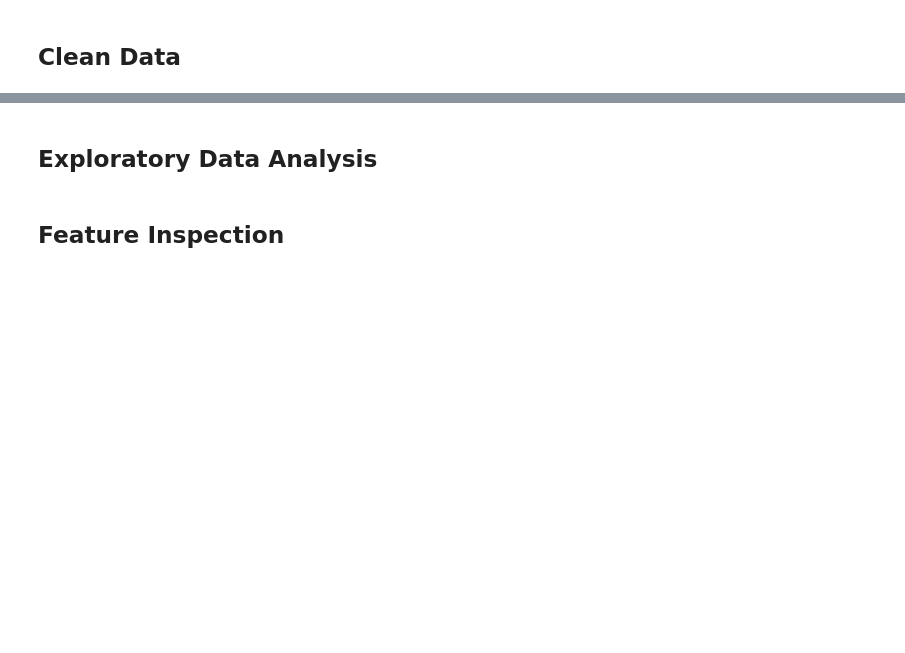
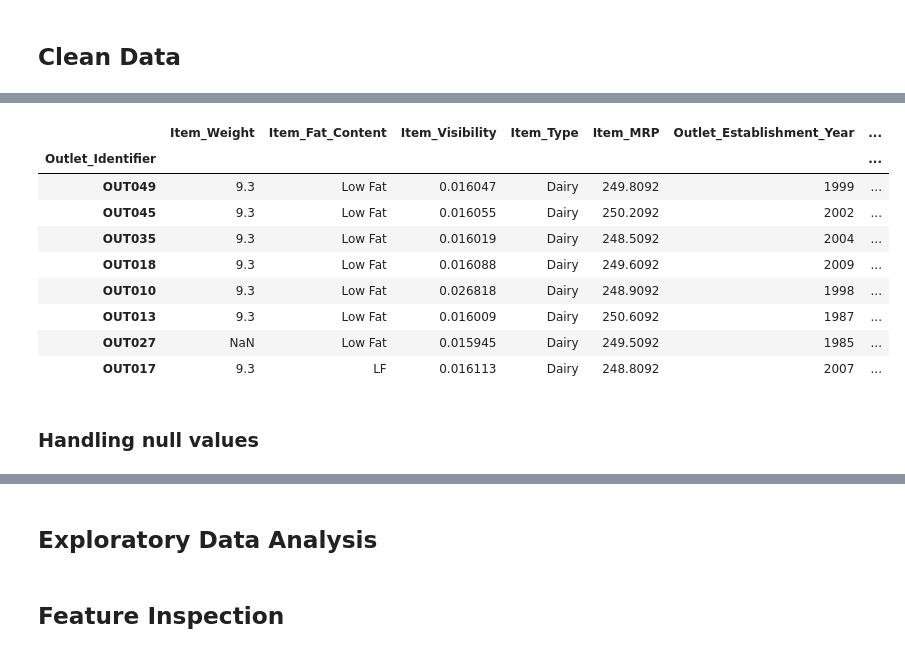
Before and after one commit to Bisan-Abuzubaida/Prediction-of-Product-Sales, a Jupyter notebook: Prediction_of_Product_Sales.ipynb, the cells around one changed output, grey strips where cells are left out. Cells and saved outputs as stored; diff of their text form; code cells hidden in the pictures; blank space fills up the shorter version.

```diff
--- a/Prediction_of_Product_Sales.ipynb
+++ b/Prediction_of_Product_Sales.ipynb
@@ -12,0 +138,15 @@
+# %%
+df_sales.loc['FDA15']
+# %% [output]
+|  | Item_Weight | Item_Fat_Content | Item_Visibility | Item_Type | Item_MRP | Outlet_Establishment_Year | ... |
+| Outlet_Identifier |  |  |  |  |  |  | ... |
+| OUT049 | 9.3 | Low Fat | 0.016047 | Dairy | 249.8092 | 1999 | ... |
+| OUT045 | 9.3 | Low Fat | 0.016055 | Dairy | 250.2092 | 2002 | ... |
+| OUT035 | 9.3 | Low Fat | 0.016019 | Dairy | 248.5092 | 2004 | ... |
+| OUT018 | 9.3 | Low Fat | 0.016088 | Dairy | 249.6092 | 2009 | ... |
+| OUT010 | 9.3 | Low Fat | 0.026818 | Dairy | 248.9092 | 1998 | ... |
+| OUT013 | 9.3 | Low Fat | 0.016009 | Dairy | 250.6092 | 1987 | ... |
+| OUT027 | NaN | Low Fat | 0.015945 | Dairy | 249.5092 | 1985 | ... |
+| OUT017 | 9.3 | LF | 0.016113 | Dairy | 248.8092 | 2007 | ... |
+# %% [markdown]
+### Handling null values
```
Also changed, not shown: parts of 42 cells of this notebook.
